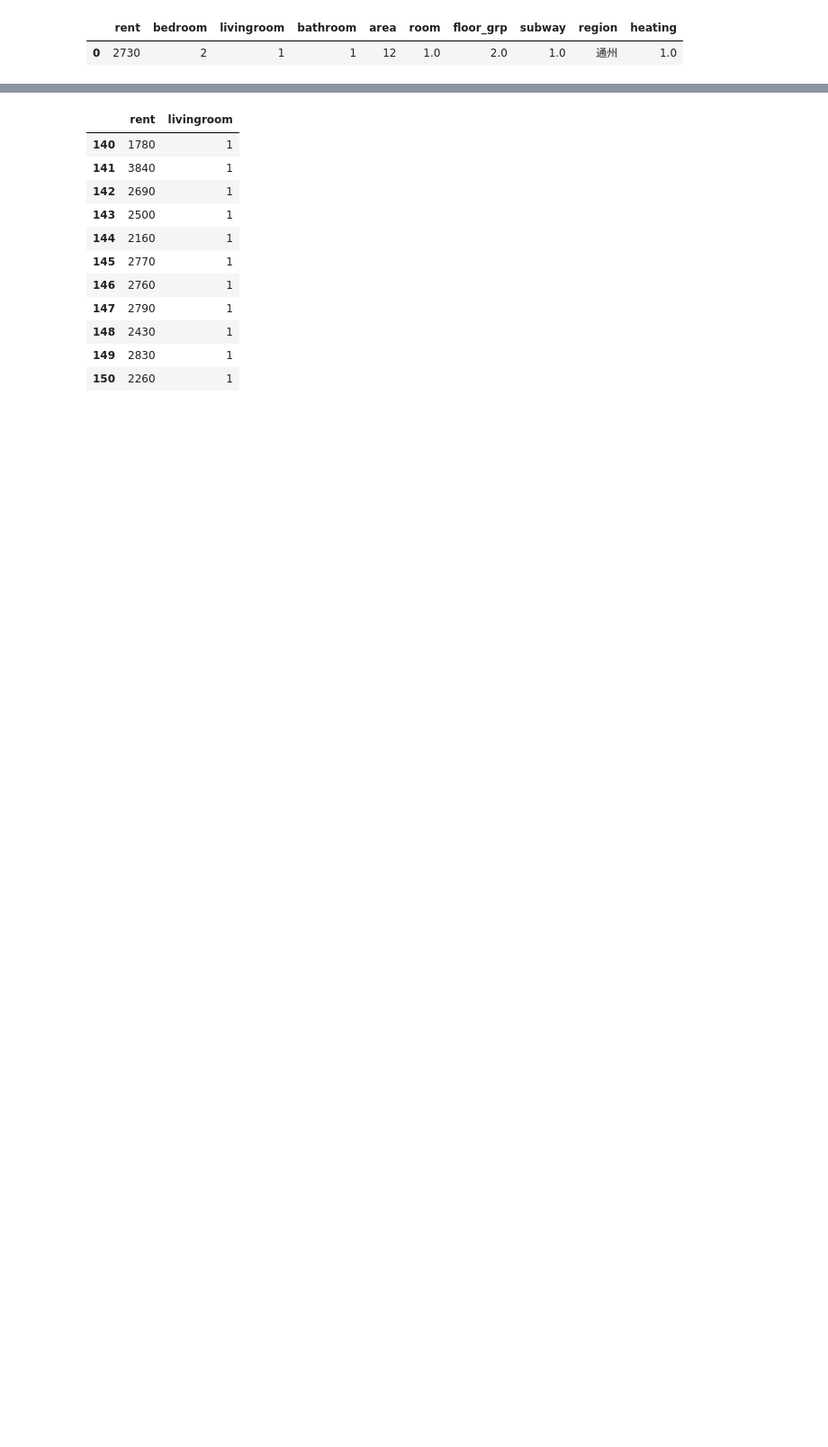
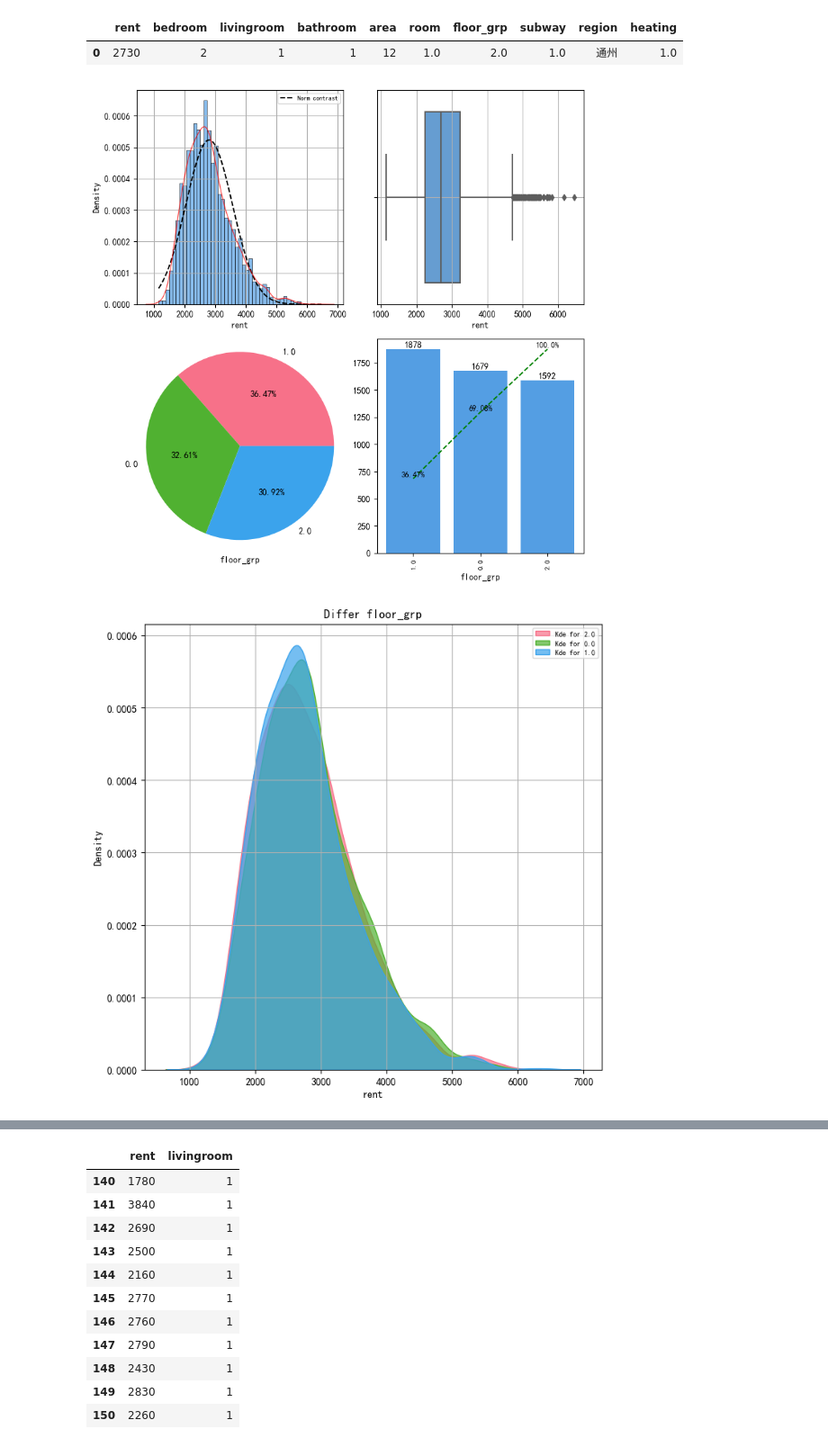
Before and after one commit to CiscoXY/DataAutomationAndPreviewBasedOnPython, a Jupyter notebook: 用北京房价测试.ipynb, the cells around one changed output, grey strips where cells are left out. Shown: that part at 90% size. Drawn from its saved outputs; the diff is of its cells as text; code cells hidden in the pictures; blank space fills up the shorter version.

```diff
--- a/用北京房价测试.ipynb
+++ b/用北京房价测试.ipynb
@@ -32,3 +34,8 @@ df.head(1) # 数据标签为      [0, 2, 1, 1, 2, 1, 2, 1, 2, 1]
 | 0 | 2730 | 2 | 1 | 1 | 12 | 1.0 | 2.0 | 1.0 | 通州 | 1.0 |
 # %%
 # DS.Auto_plt(df[['livingroom' , 	'bathroom' , 'heating']] , dataclass = [1 ,1 ,1])
+# %%
+DS.Two_dim_autoplt(df[['rent' , 'floor_grp']] , dataclass = [0 , 2])
+# %% [output]
+[figure, added]
+[figure, added]
```
Also changed, not shown: parts of 4 cells of this notebook, 47 other files.
